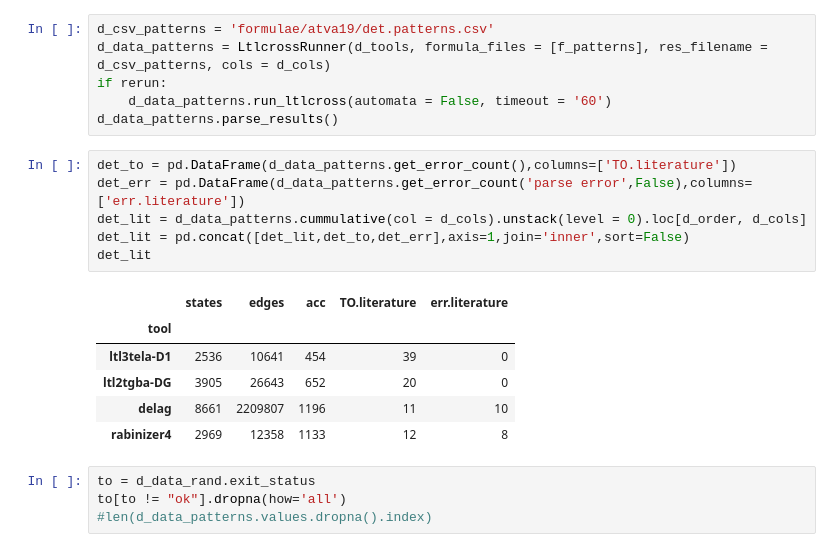
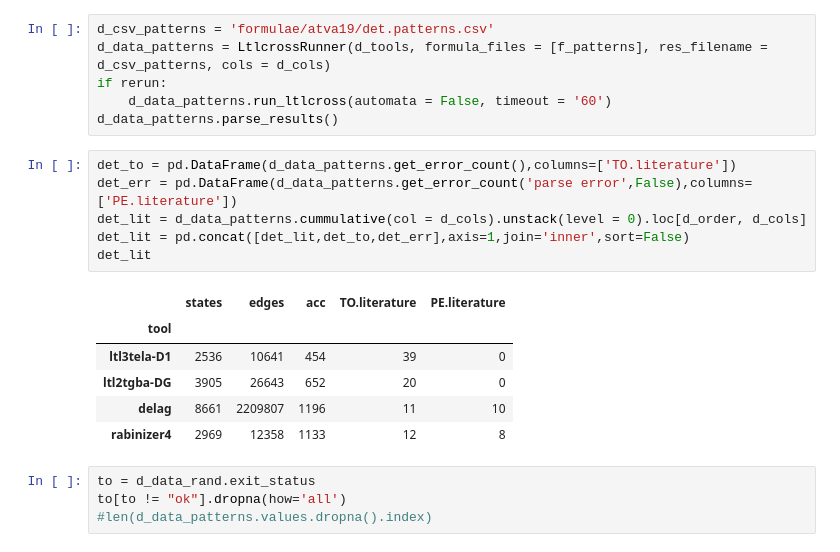
Before and after one commit to jurajmajor/ltl3tela, a Jupyter notebook: Experiments/Evaluation_ATVA19.ipynb, the cells around one changed output. Saved outputs shown, nothing was run; the diff lists cells and outputs as text.

```diff
--- a/Experiments/Evaluation_ATVA19.ipynb
+++ b/Experiments/Evaluation_ATVA19.ipynb
@@ -91,12 +91,12 @@ if rerun:
 d_data_patterns.parse_results()
 # %%
 det_to = pd.DataFrame(d_data_patterns.get_error_count(),columns=['TO.literature'])
-det_err = pd.DataFrame(d_data_patterns.get_error_count('parse error',False),columns=['err.literature'])
+det_err = pd.DataFrame(d_data_patterns.get_error_count('parse error',False),columns=['PE.literature'])
 det_lit = d_data_patterns.cummulative(col = d_cols).unstack(level = 0).loc[d_order, d_cols]
 det_lit = pd.concat([det_lit,det_to,det_err],axis=1,join='inner',sort=False)
 det_lit
 # %% [output]
-|  | states | edges | acc | TO.literature | err.literature |
+|  | states | edges | acc | TO.literature | PE.literature |
 | tool |  |  |  |  |  |
 | ltl3tela-D1 | 2536 | 10641 | 454 | 39 | 0 |
 | ltl2tgba-DG | 3905 | 26643 | 652 | 20 | 0 |
```
Also changed, not shown: parts of 5 cells of this notebook, 1 other file.
